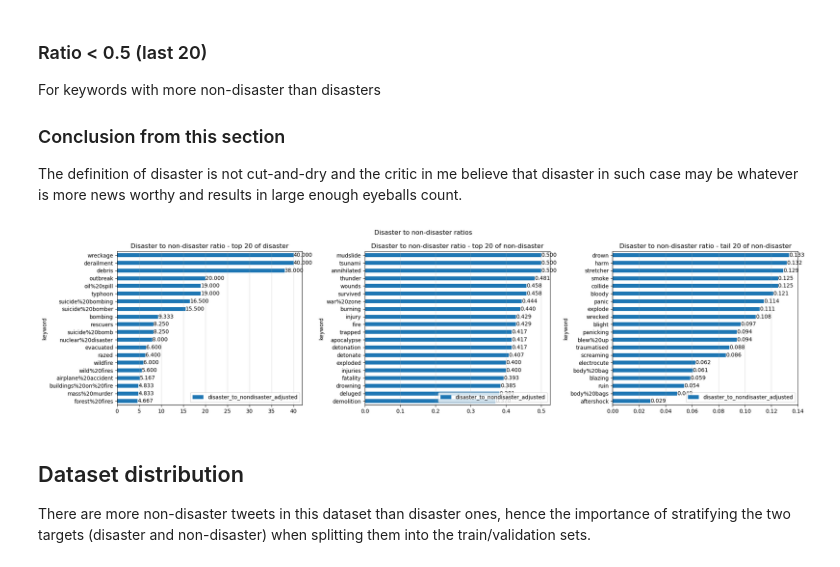
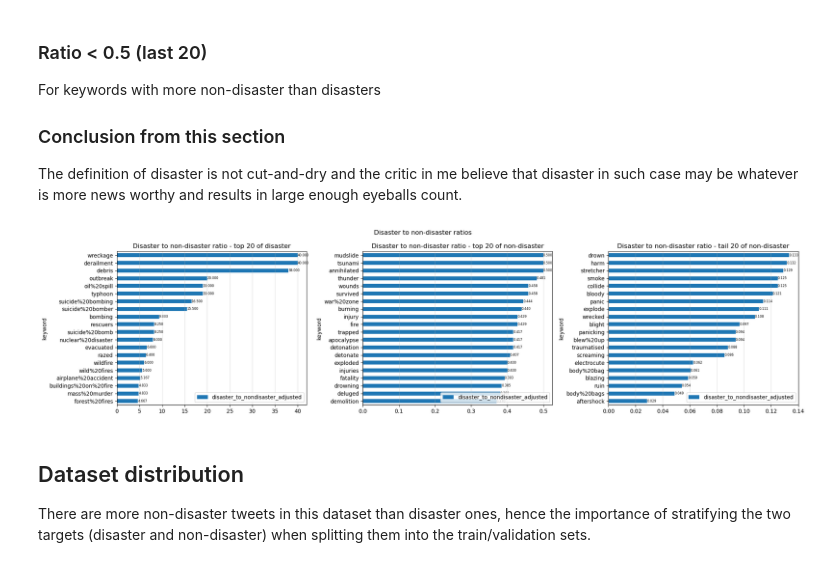
Before and after one commit to anthropikos/kaggle_kernels, a Jupyter notebook: lstm-tweets/lstm-tweets.ipynb, the cells around one changed output. Saved outputs shown, nothing was run; the diff lists cells and outputs as text; code cells hidden in the pictures.

```diff
--- a/lstm-tweets/lstm-tweets.ipynb
+++ b/lstm-tweets/lstm-tweets.ipynb
@@ -571,7 +602,7 @@ ax = axs[0]
 # Add artists
 ax.set_title("Disaster to non-disaster ratio - top 20 of disaster")
 ax.grid(visible=True, which="major", axis="x", alpha=0.4)
-ax.bar_label(axs[0].containers[0], fmt="%.3f")
+_ = ax.bar_label(ax.containers[0], fmt="%.3f", fontsize=6)
 ax.legend(loc="lower right")
 
 
@@ -581,36 +612,36 @@ top_20_nondisaster_keywords = more_nondisaster.head(20)
 ax = axs[1]
 
 (top_20_nondisaster_keywords
  .sort_values(by="disaster_to_nondisaster_adjusted", ascending=True)
  .plot(ax=ax, kind="barh", x="keyword", y="disaster_to_nondisaster_adjusted")
 )
 
 # Add artists
 ax.set_title("Disaster to non-disaster ratio - top 20 of non-disaster")
 ax.grid(visible=True, which="major", axis="x", alpha=0.4)
-ax.bar_label(ax.containers[0], fmt="%.3f")
+_ = ax.bar_label(ax.containers[0], fmt="%.3f", fontsize=6)
 ax.legend(loc="lower right")
 
 
 #### Show the tail 20 of the non-disaster keywords
 tail_20_nondisaster_keywords = more_nondisaster.tail(20)
 ax = axs[2]
 
 (tail_20_nondisaster_keywords
  .sort_values(by="disaster_to_nondisaster_adjusted", ascending=True)
  .plot(ax=ax, kind="barh", x="keyword", y="disaster_to_nondisaster_adjusted")
 )
 
 # Add artists
 ax.set_title("Disaster to non-disaster ratio - tail 20 of non-disaster")
 ax.grid(visible=True, which="major", axis="x", alpha=0.4)
-ax.bar_label(ax.containers[0], fmt="%.3f")
+_ = ax.bar_label(ax.containers[0], fmt="%.3f", fontsize=6)
 ax.legend(loc="lower right")
 
 fig.suptitle("Disaster to non-disaster ratios")
 fig.tight_layout()
 # %% [output]
-[figure, old version]
+[figure, new version]
 # %% [markdown]
 ## Dataset distribution
 There are more non-disaster tweets in this dataset than disaster ones, hence the importance of stratifying the two targets (disaster and non-disaster) when splitting them into the train/validation sets.
```
Also changed, not shown: parts of 3 cells of this notebook.
